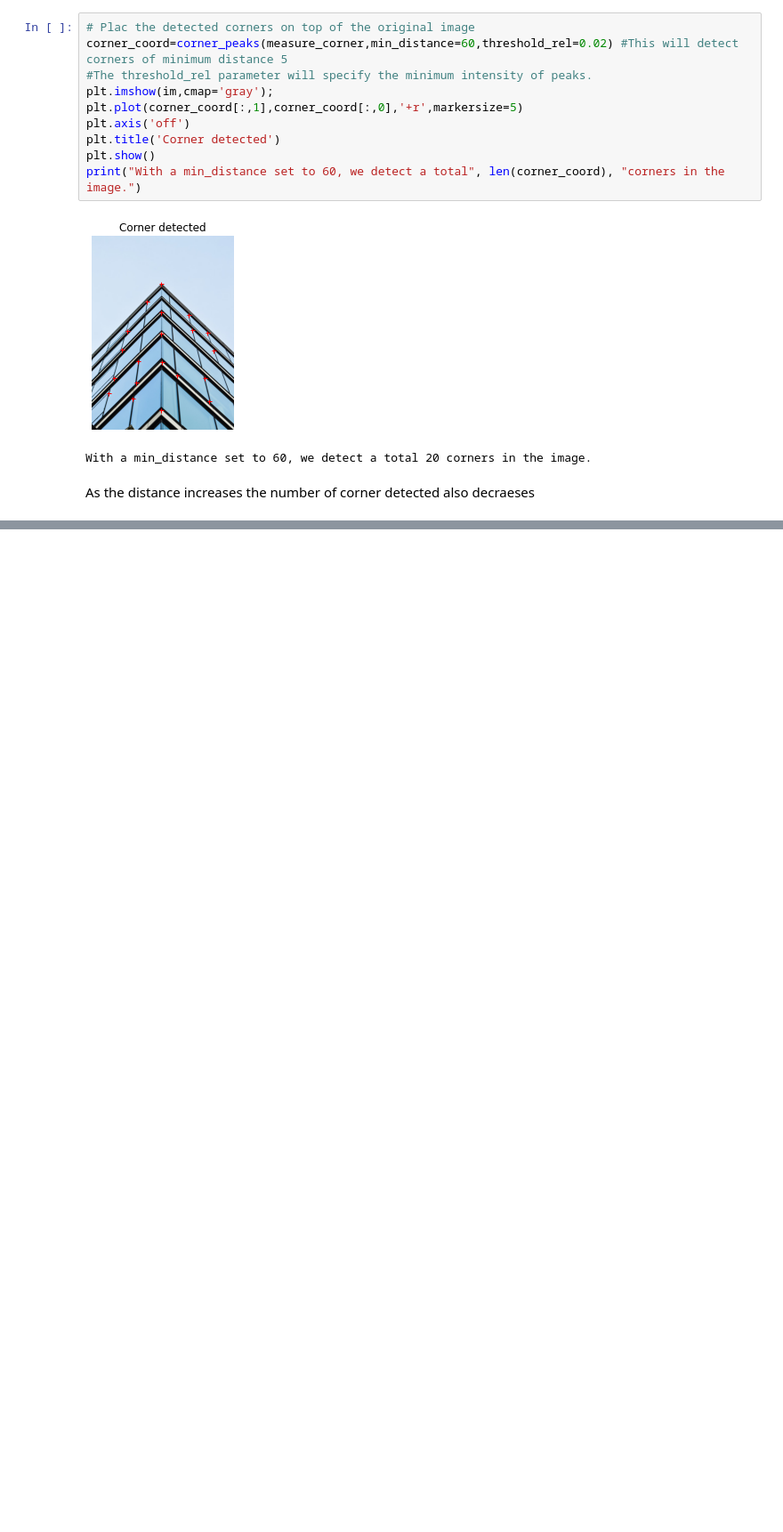
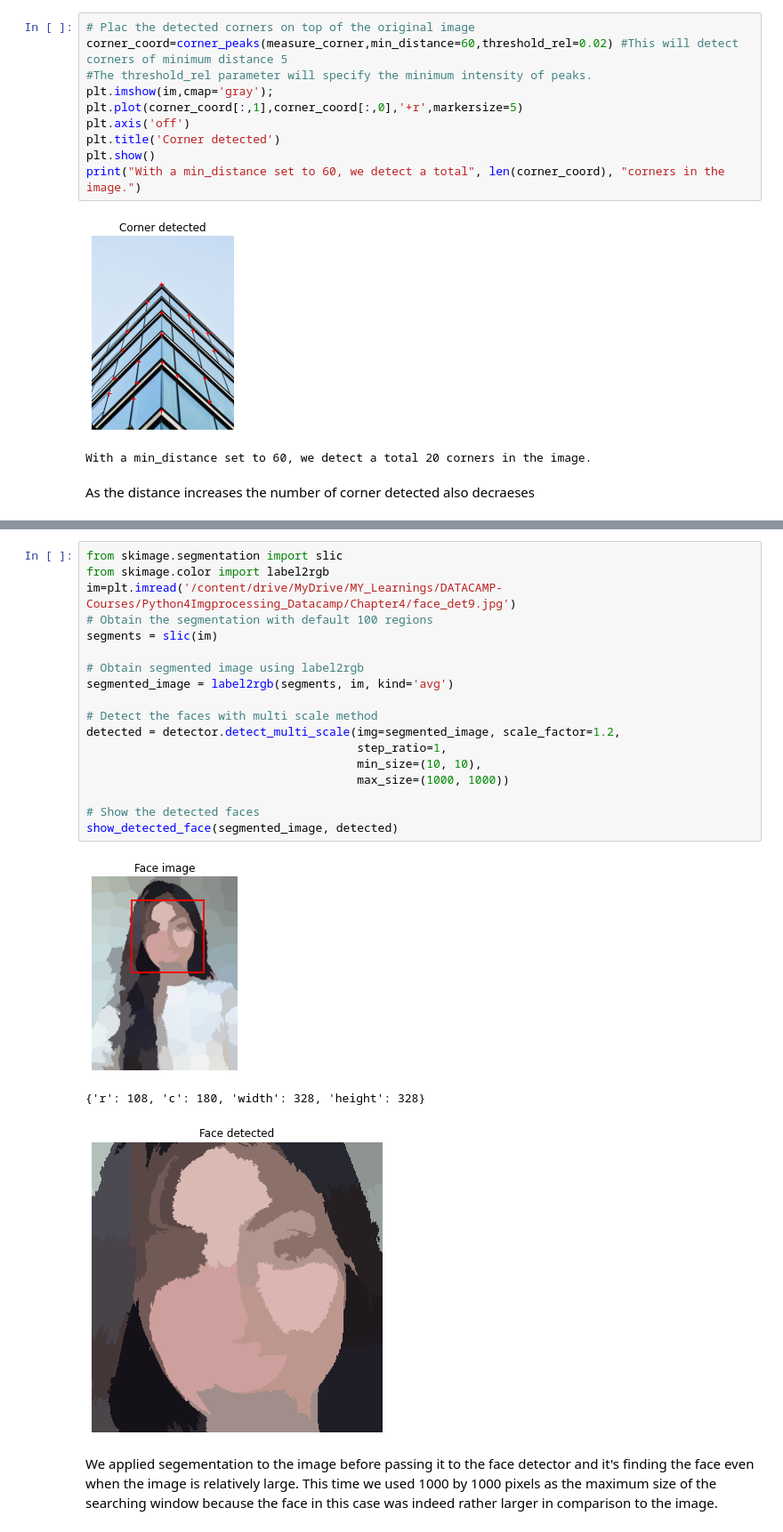
Before and after one commit to sikha2552/Python_ImageProcessing, a Jupyter notebook: Chapter4.ipynb, the cells around one changed output, grey strips where cells are left out. Shown at 89% size. Saved outputs shown, nothing was run; the diff lists cells and outputs as text; blank space fills up the shorter version.

```diff
--- a/Chapter4.ipynb
+++ b/Chapter4.ipynb
@@ -94,0 +185,24 @@ As the distance increases the number of corner detected also decraeses
+# %%
+from skimage.segmentation import slic
+from skimage.color import label2rgb
+im=plt.imread('/content/drive/MyDrive/MY_Learnings/DATACAMP-Courses/Python4Imgprocessing_Datacamp/Chapter4/face_det9.jpg')
+# Obtain the segmentation with default 100 regions
+segments = slic(im)
+
+# Obtain segmented image using label2rgb
+segmented_image = label2rgb(segments, im, kind='avg')
+
+# Detect the faces with multi scale method
+detected = detector.detect_multi_scale(img=segmented_image, scale_factor=1.2,
+                                       step_ratio=1,
+                                       min_size=(10, 10),
+                                       max_size=(1000, 1000))
+
+# Show the detected faces
+show_detected_face(segmented_image, detected)
+# %% [output]
+[figure, added]
+{'r': 108, 'c': 180, 'width': 328, 'height': 328}
+[figure, added]
+# %% [markdown]
+We applied segementation to the image before passing it to the face detector and it's finding the face even when the image is relatively large. This time we  used 1000 by 1000 pixels as the maximum size of the searching window because the face in this case was indeed rather larger in comparison to the image.
```
Also changed, not shown: parts of 6 cells of this notebook.
